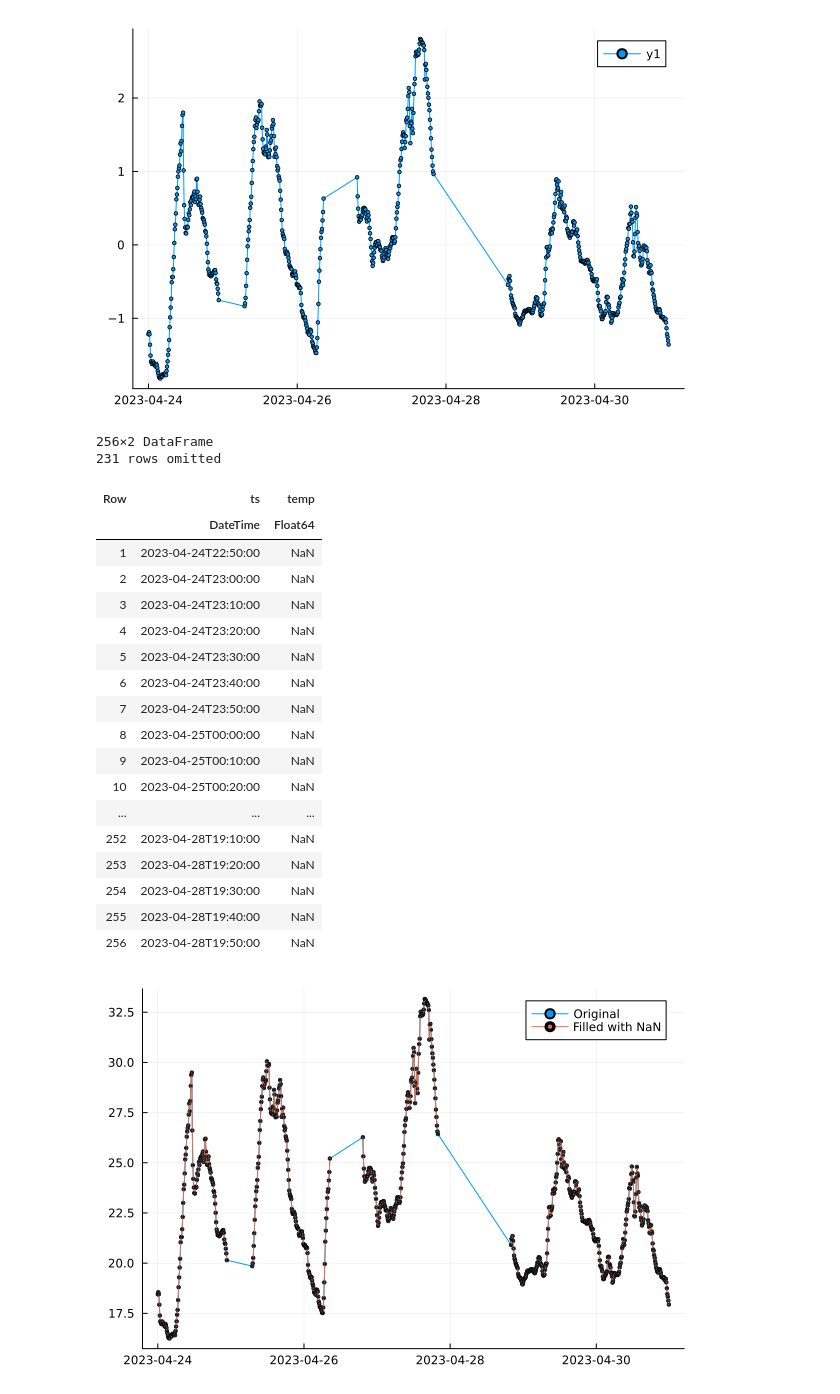
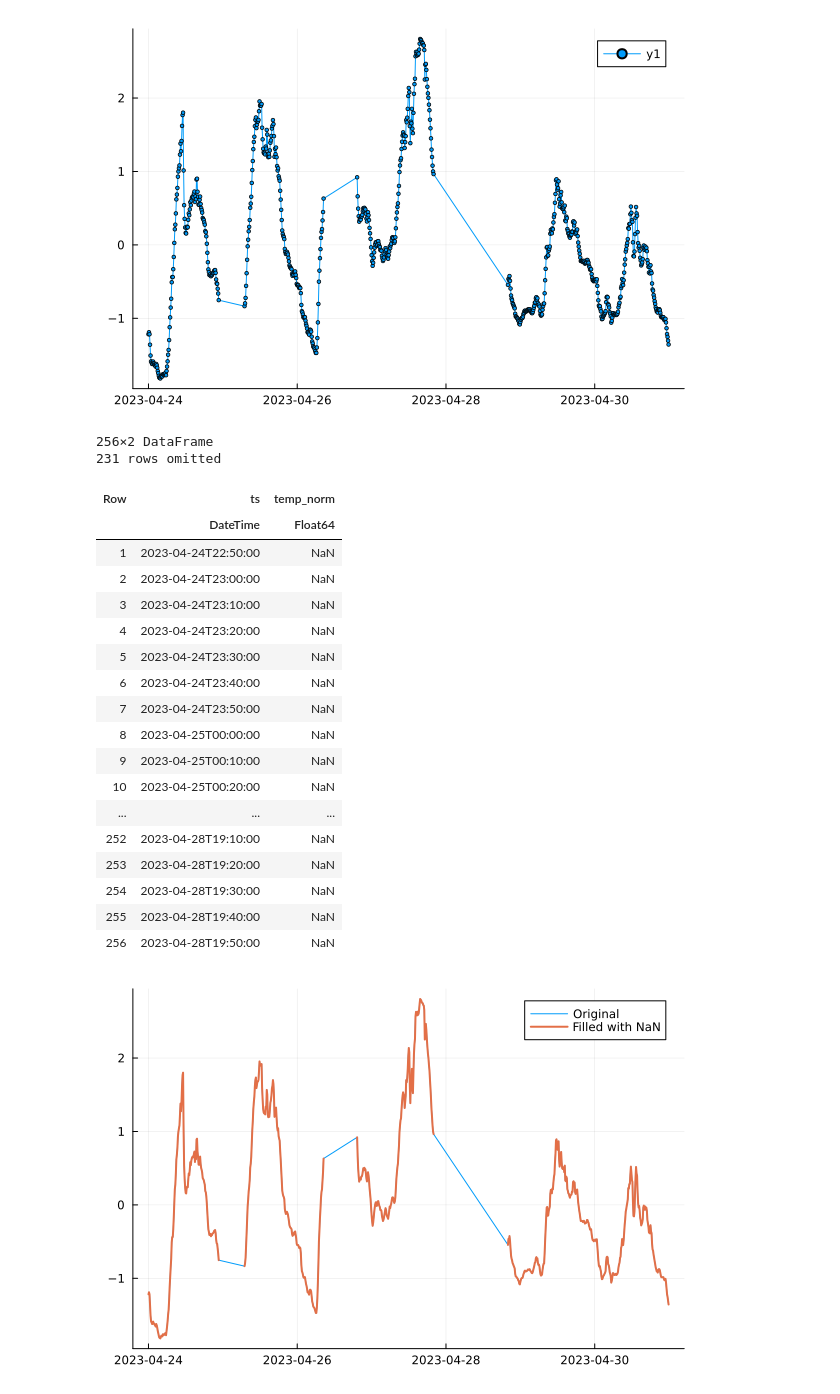
Before and after one commit to viperML/ici-reconstruct, a Jupyter notebook: main.ipynb, the cells around one changed output. Drawn from its saved outputs; the diff is of its cells as text; code cells hidden in the pictures.

```diff
--- a/main.ipynb
+++ b/main.ipynb
@@ -72,45 +72,45 @@ df_resampled = DataFrame(ts=range(
     step=Dates.Minute(10)
 ))
 
-@transform!(df_resampled, @byrow :temp = begin
+@transform!(df_resampled, @byrow :temp_norm = begin
     same_time = filter(row -> row.ts == :ts, df, view=true)
 
     if nrow(same_time) == 1
-        return same_time.temp[1]
+        return same_time.temp_norm[1]
     else
         return NaN
     end
 end)
 
 
 display(
-    @subset(df_resampled, isnan.(:temp) )
+    @subset(df_resampled, isnan.(:temp_norm) )
 )
 
-@df df plot(:ts, :temp, marker=:circle, markersize=2, label="Original")
-@df df_resampled plot!(:ts, :temp, marker=:circle, markersize=1, label="Filled with NaN")
+@df df plot(:ts, :temp_norm, label="Original")
+@df df_resampled plot!(:ts, :temp_norm, linewidth=2, label="Filled with NaN")
 # %% [output]
 256×2 DataFrame
 231 rows omitted
-| Row | ts | temp |
+| Row | ts | temp_norm |
 |  | DateTime | Float64 |
 | 1 | 2023-04-24T22:50:00 | NaN |
 | 2 | 2023-04-24T23:00:00 | NaN |
 | 3 | 2023-04-24T23:10:00 | NaN |
 | 4 | 2023-04-24T23:20:00 | NaN |
 | 5 | 2023-04-24T23:30:00 | NaN |
 | 6 | 2023-04-24T23:40:00 | NaN |
 | 7 | 2023-04-24T23:50:00 | NaN |
 | 8 | 2023-04-25T00:00:00 | NaN |
 | 9 | 2023-04-25T00:10:00 | NaN |
 | 10 | 2023-04-25T00:20:00 | NaN |
 | ... | ... | ... |
 | 252 | 2023-04-28T19:10:00 | NaN |
 | 253 | 2023-04-28T19:20:00 | NaN |
 | 254 | 2023-04-28T19:30:00 | NaN |
 | 255 | 2023-04-28T19:40:00 | NaN |
 | 256 | 2023-04-28T19:50:00 | NaN |
-[figure, old version]
+[figure, new version]
 # %%
 using StateSpaceModels
 
```
Also changed, not shown: parts of 2 cells of this notebook.
